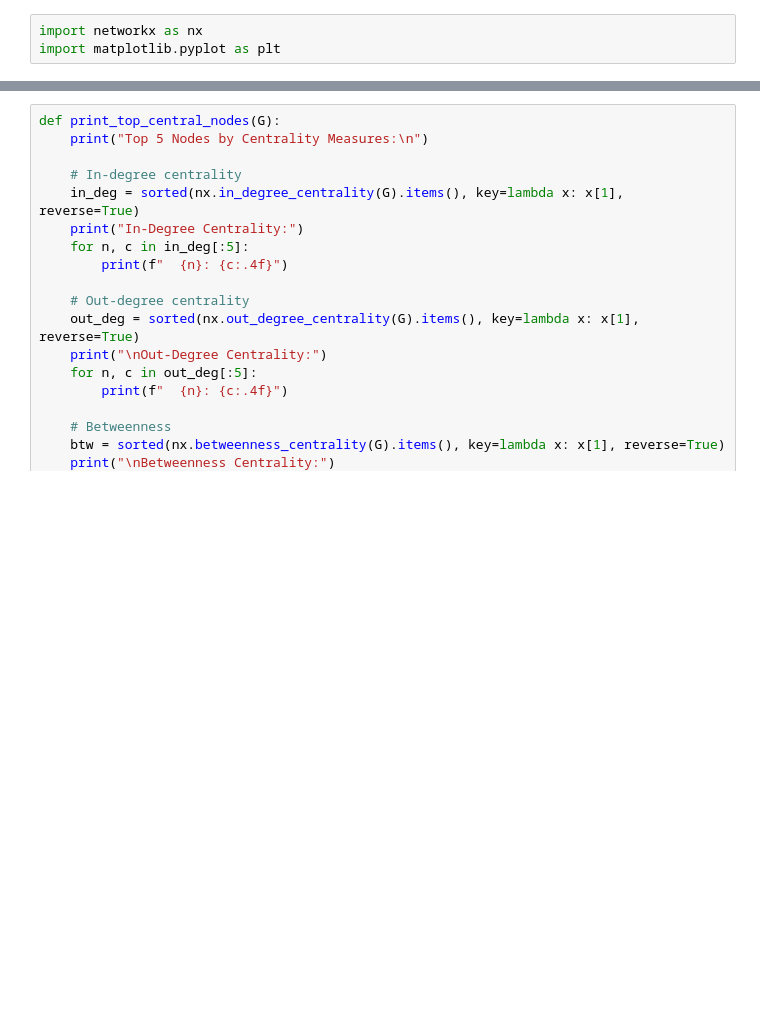
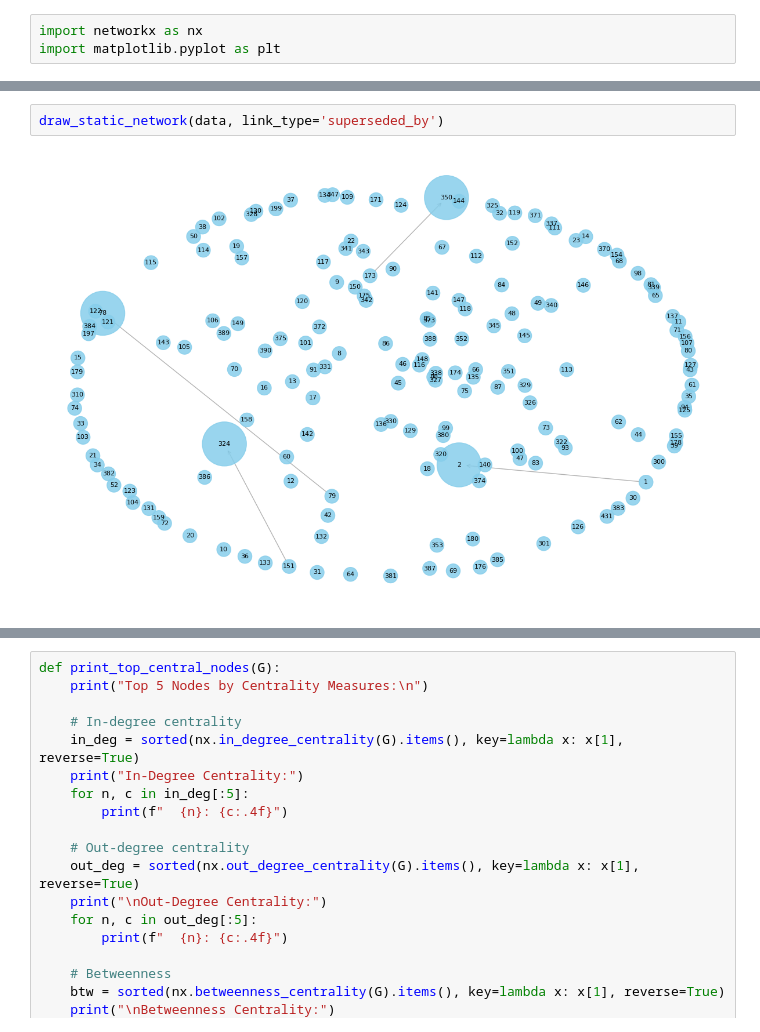
Before and after one commit to SEG-UNIBE/cdv-explorer, a Jupyter notebook: Research_questions/RQ3/RQ3_notebook.ipynb, the cells around one changed output, grey strips where cells are left out. Drawn from its saved outputs; the diff is of its cells as text; blank space fills up the shorter version.

```diff
--- a/Research_questions/RQ3/RQ3_notebook.ipynb
+++ b/Research_questions/RQ3/RQ3_notebook.ipynb
@@ -85 +109,5 @@ draw_static_network(data, link_type='references', color_by='group')
+# %%
+draw_static_network(data, link_type='superseded_by')
+# %% [output]
+[figure, added]
 # %%
```
Also changed, not shown: parts of 30 cells of this notebook, 17 other files.
